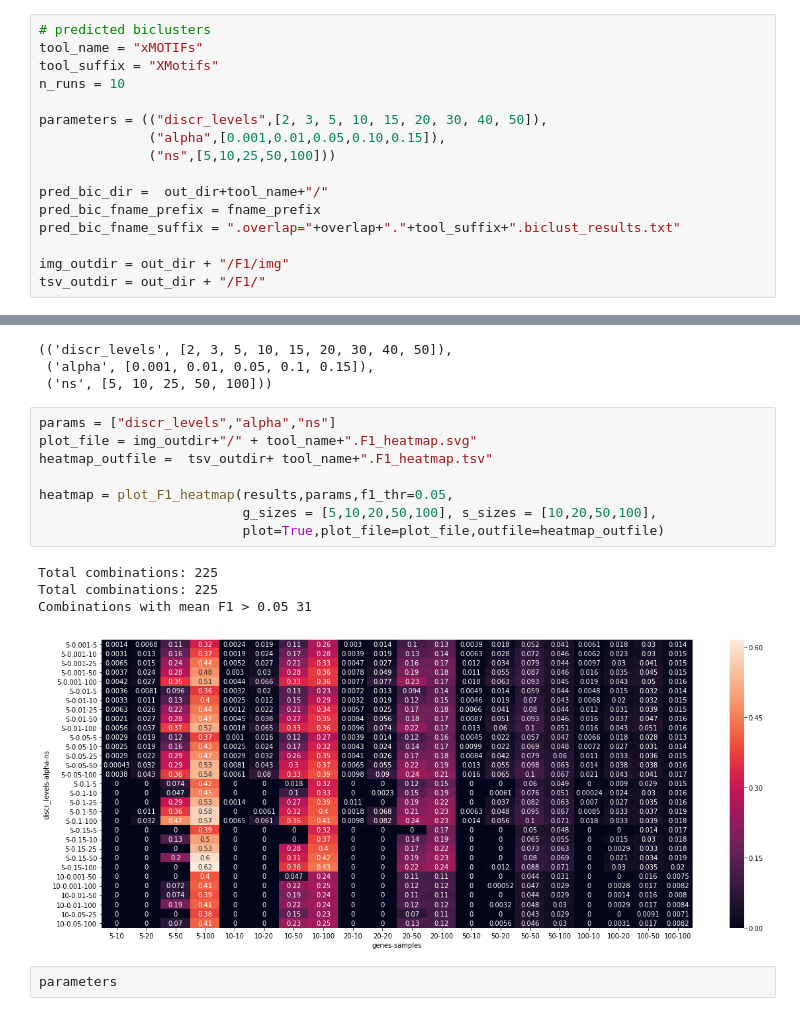
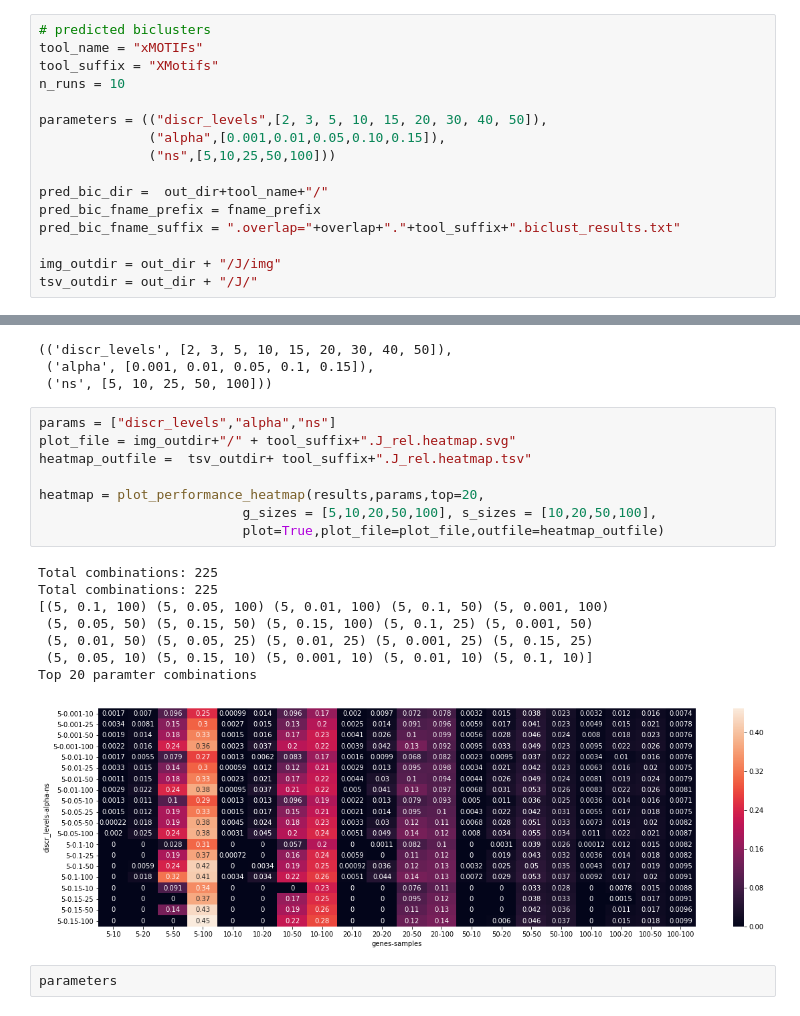
Before and after one commit to ozolotareva/DESMOND, a Jupyter notebook: hyperparameter_tuning/xMOTIFs_params.ipynb, the cells around one changed output, grey strips where cells are left out. Drawn from its saved outputs; the diff is of its cells as text.

```diff
--- a/hyperparameter_tuning/xMOTIFs_params.ipynb
+++ b/hyperparameter_tuning/xMOTIFs_params.ipynb
@@ -46,5 +44,5 @@ pred_bic_dir =  out_dir+tool_name+"/"
 pred_bic_fname_prefix = fname_prefix
 pred_bic_fname_suffix = ".overlap="+overlap+"."+tool_suffix+".biclust_results.txt"
 
-img_outdir = out_dir + "/F1/img"
-tsv_outdir = out_dir + "/F1/"
+img_outdir = out_dir + "/J/img"
+tsv_outdir = out_dir + "/J/"
@@ -75,17 +104,21 @@ parameters
  ('ns', [5, 10, 25, 50, 100]))
 # %%
 params = ["discr_levels","alpha","ns"]
-plot_file = img_outdir+"/" + tool_name+".F1_heatmap.svg"
-heatmap_outfile =  tsv_outdir+ tool_name+".F1_heatmap.tsv"
+plot_file = img_outdir+"/" + tool_suffix+".J_rel.heatmap.svg"
+heatmap_outfile =  tsv_outdir+ tool_suffix+".J_rel.heatmap.tsv"
 
-heatmap = plot_F1_heatmap(results,params,f1_thr=0.05,
+heatmap = plot_performance_heatmap(results,params,top=20,
                           g_sizes = [5,10,20,50,100], s_sizes = [10,20,50,100],
                           plot=True,plot_file=plot_file,outfile=heatmap_outfile)
 # %% [output]
 Total combinations: 225
 Total combinations: 225
-Combinations with mean F1 > 0.05 31
+[(5, 0.1, 100) (5, 0.05, 100) (5, 0.01, 100) (5, 0.1, 50) (5, 0.001, 100)
+ (5, 0.05, 50) (5, 0.15, 50) (5, 0.15, 100) (5, 0.1, 25) (5, 0.001, 50)
+ (5, 0.01, 50) (5, 0.05, 25) (5, 0.01, 25) (5, 0.001, 25) (5, 0.15, 25)
+ (5, 0.05, 10) (5, 0.15, 10) (5, 0.001, 10) (5, 0.01, 10) (5, 0.1, 10)]
+Top 20 paramter combinations
-[figure, old version]
+[figure, new version]
 # %%
 parameters
 # %% [output]
```
Also changed, not shown: parts of 4 cells of this notebook, 9 other files.
